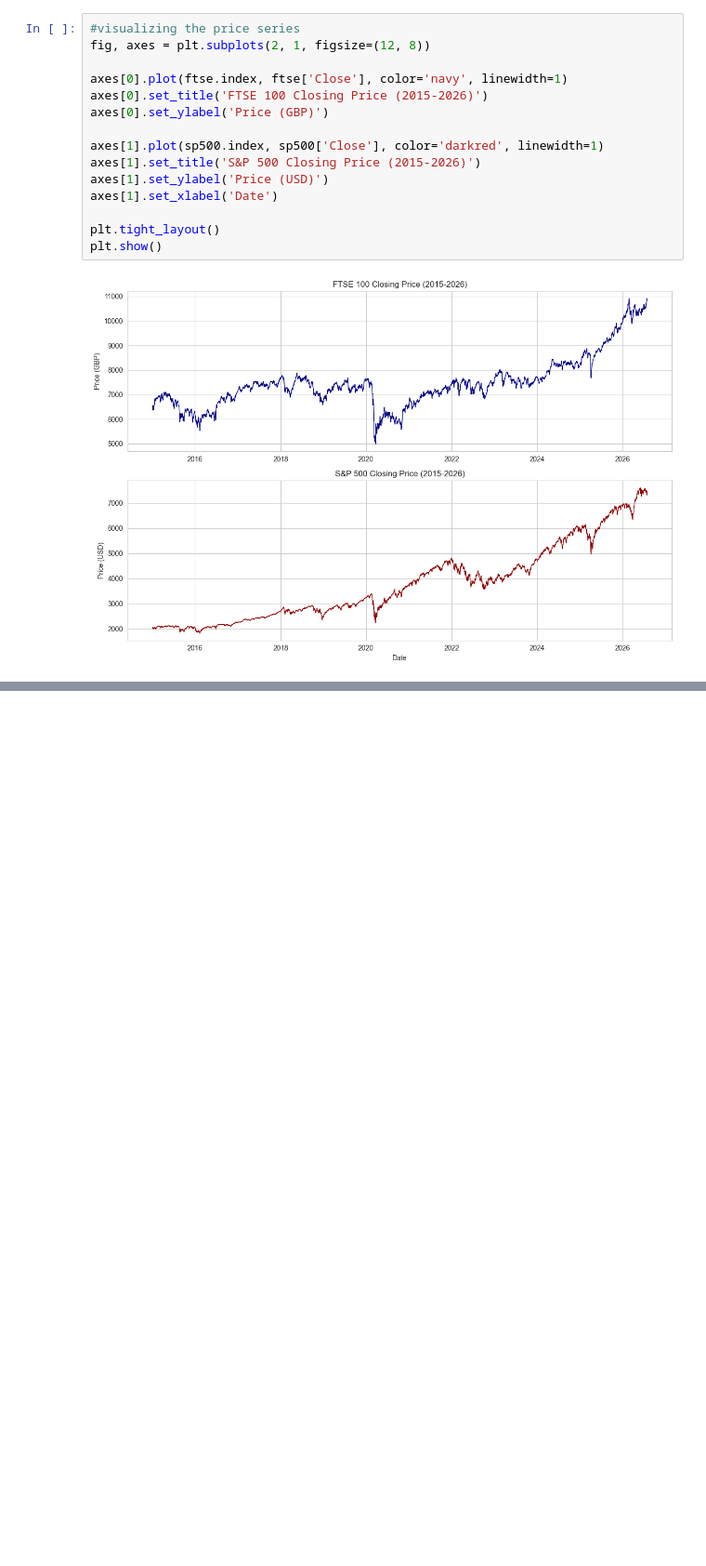
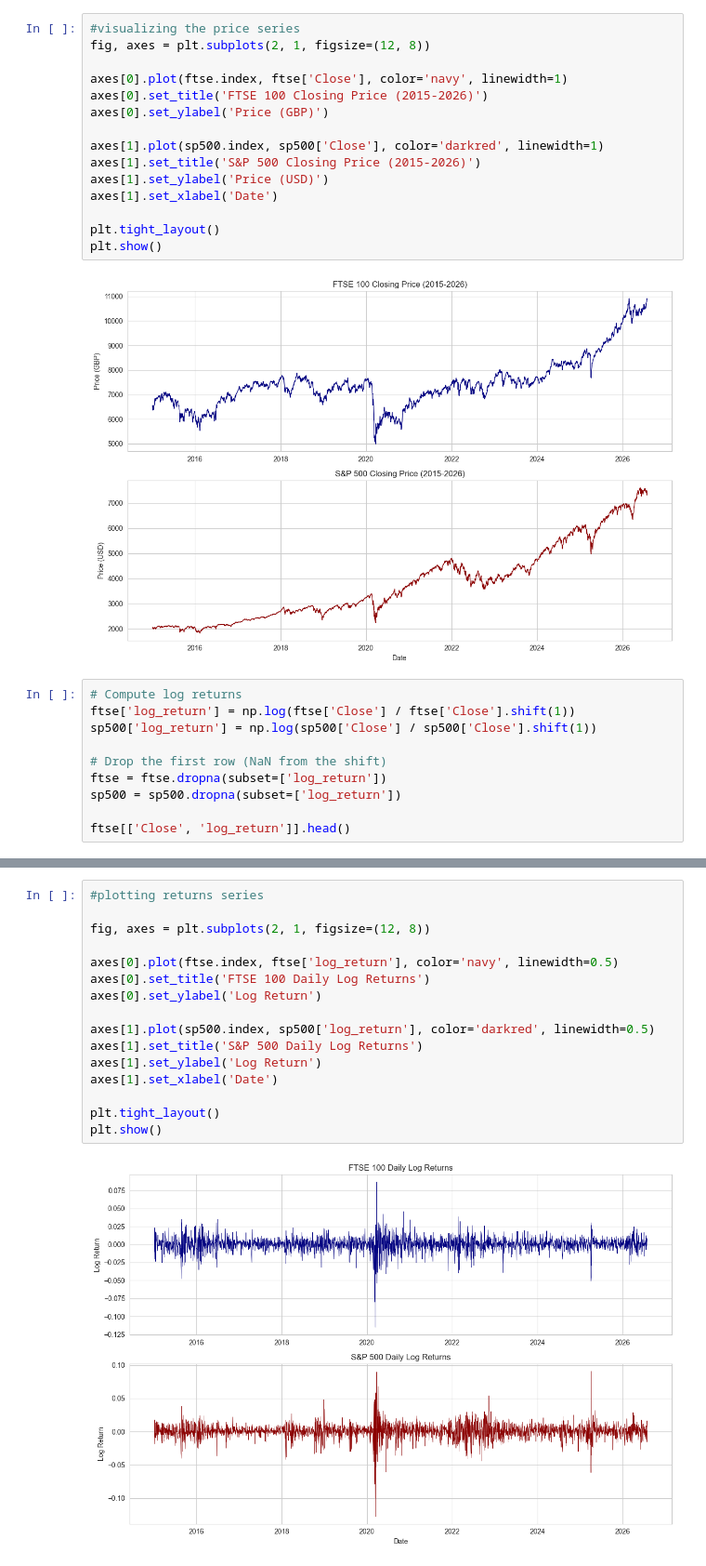
Before and after one commit to MenadiX/volatility-forecasting, a Jupyter notebook: 01_data_collection.ipynb, the cells around one changed output, grey strips where cells are left out. Shown at 93% size. Drawn from its saved outputs; the diff is of its cells as text; blank space fills up the shorter version.

```diff
--- a/01_data_collection.ipynb
+++ b/01_data_collection.ipynb
@@ -94,3 +94,13 @@ plt.tight_layout()
 plt.show()
 # %% [output]
 [figure]
+# %%
+# Compute log returns
+ftse['log_return'] = np.log(ftse['Close'] / ftse['Close'].shift(1))
+sp500['log_return'] = np.log(sp500['Close'] / sp500['Close'].shift(1))
+
+# Drop the first row (NaN from the shift)
+ftse = ftse.dropna(subset=['log_return'])
+sp500 = sp500.dropna(subset=['log_return'])
+
+ftse[['Close', 'log_return']].head()
@@ -96,0 +115,18 @@ plt.show()
+# %%
+#plotting returns series
+
+fig, axes = plt.subplots(2, 1, figsize=(12, 8))
+
+axes[0].plot(ftse.index, ftse['log_return'], color='navy', linewidth=0.5)
+axes[0].set_title('FTSE 100 Daily Log Returns')
+axes[0].set_ylabel('Log Return')
+
+axes[1].plot(sp500.index, sp500['log_return'], color='darkred', linewidth=0.5)
+axes[1].set_title('S&P 500 Daily Log Returns')
+axes[1].set_ylabel('Log Return')
+axes[1].set_xlabel('Date')
+
+plt.tight_layout()
+plt.show()
+# %% [output]
+[figure, added]
```
Also changed, not shown: parts of 5 cells of this notebook, 2 other files.
